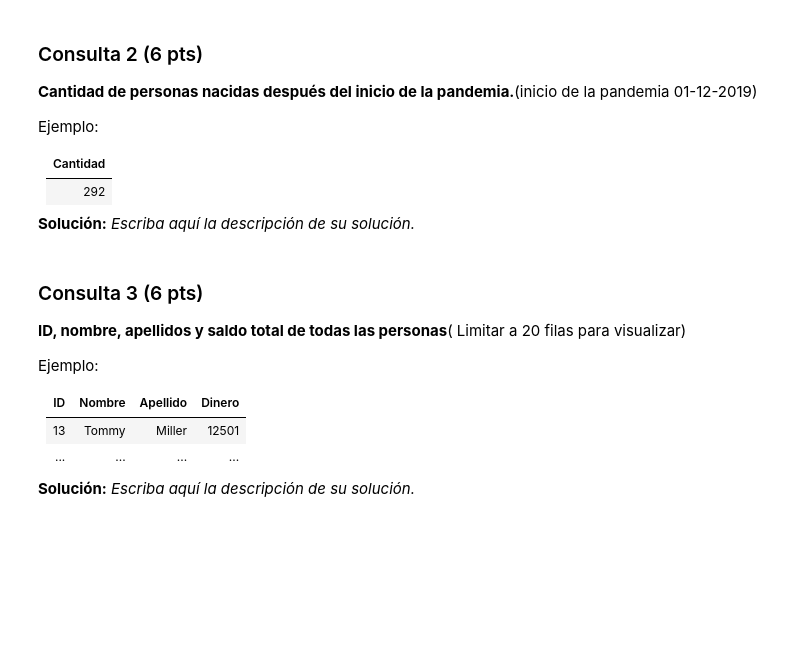
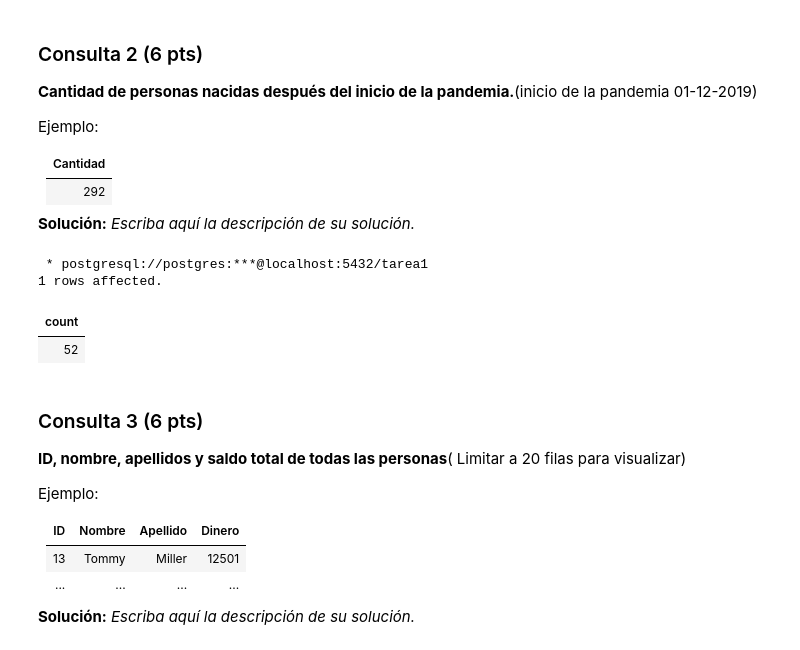
Before and after one commit to evwng/INF239_Tareas, a Jupyter notebook: Tarea-1-Grupo23/Tarea1_Grupo23.ipynb, the cells around one changed output. Cells and saved outputs as stored; diff of their text form; code cells hidden in the pictures; blank space fills up the shorter version.

```diff
--- a/Tarea-1-Grupo23/Tarea1_Grupo23.ipynb
+++ b/Tarea-1-Grupo23/Tarea1_Grupo23.ipynb
@@ -331,15 +400,19 @@ Ejemplo:
 **Solución:** _Escriba aquí la descripción de su solución._
 # %%
 %%sql
-
-/* Reemplace estas queries por las que resuelven las consultas pedidas. */
-
 SELECT
     COUNT(id)
 FROM
     personas
 WHERE
-    fecha_de_nacimiento BETWEEN '2019-12-01' AND CURRENT_DATE;
+    personas.fecha_nacimiento BETWEEN '2019-12-01' AND CURRENT_DATE;
+#Funciona, pero hay que verificar
+#Ademas, el titulo de la columna se llama count y no cantidad
+# %% [output]
+ * postgresql://postgres:***@localhost:5432/tarea1
+1 rows affected.
+| count |
+| 52 |
 # %% [markdown]
 ### Consulta 3 (6 pts)
 **ID, nombre, apellidos y saldo total de todas las personas**( Limitar a 20 filas para visualizar)
```
Also changed, not shown: parts of 16 cells of this notebook.
